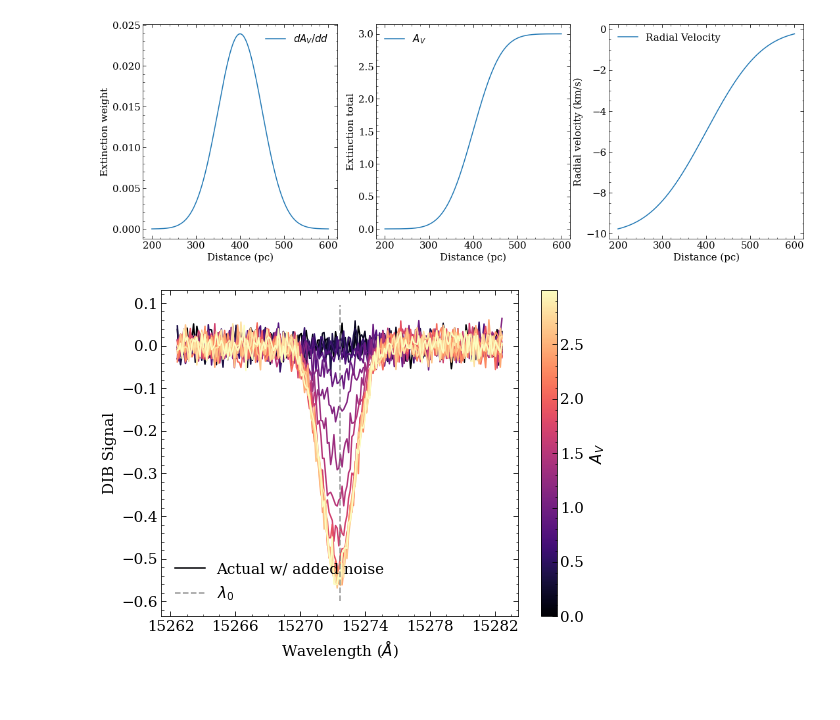
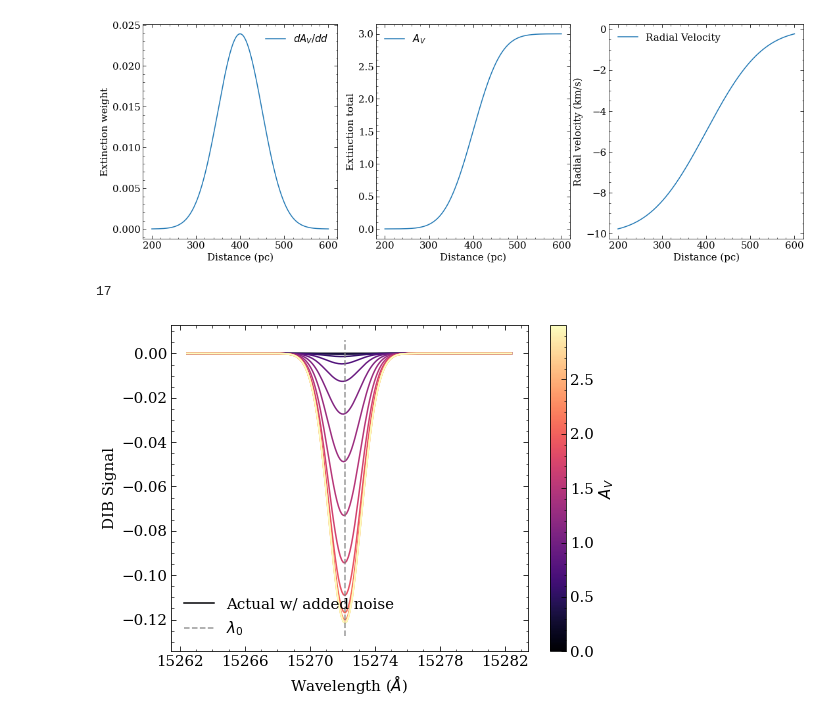
Before and after one commit to aidantmcb/DIBModeling, a Jupyter notebook: model.ipynb, the cells around one changed output. Saved outputs shown, nothing was run; the diff lists cells and outputs as text; code cells hidden in the pictures.

```diff
--- a/model.ipynb
+++ b/model.ipynb
@@ -68,15 +68,18 @@ lambda0 = 15272.42 # from Zasowski2015
 dib_fwhm = 2.2 # angstroms, from https://www.aanda.org/articles/aa/pdf/2014/09/aa23061-13.pdf Cox2014 # from 2.2 to 4.4
 # sigma0 = dib_fwhm / (2 * np.sqrt(2 * np.log(2)))
 # print(sigma0)
-sigma0 = 1
+sigma0 = 1 # 1
 wavs = np.linspace(lambda0-10, lambda0+10, 200)
 
-dd = 25
 # def amplitude(extinction, sigma = sigma0): # from Zasowski2015
 #     return 1/(np.sqrt(2 * np.pi) * sigma) * 1.02e-3 * np.cumsum(extinction) # Note that "extinction" in its current form is dAv/dd
 
-def amplitude(dAv_dd, dd = 25,  sigma = 2): # from Zasowski2015
-    return 1/(np.sqrt(2 * np.pi) * sigma) * 102e-3 * np.cumsum(dAv_dd) * dd
+# def amplitude(dAv_dd, dd,  sigma = 2): # from Zasowski2015
+#     return 1/(np.sqrt(2 * np.pi) * sigma) * 102e-3 * np.cumsum(dAv_dd) * dd
+def amplitude(dAv_dd, dd,  sigma = sigma0): # from Zasowski2015
+     return 1/(np.sqrt(2 * np.pi) * sigma) * 102e-3 * dAv_dd * dd
+
+
 
 def dopplershift(v, lambda0 = lambda0):
      return (lambda0 * u.Angstrom * (c.c + v * u.km / u.s) / c.c).to(u.Angstrom).value
@@ -100,11 +103,12 @@ DIB =  np.sum(thing, axis = 0)
 # signal_resolution = int((600 - 200) / 50)
 # kt_resolution = int((600 - 200) / 50)
 
-kt_dist = np.arange(200, 601, 25)
+dd = 25
+kt_dist = np.arange(200, 601, dd)
 kt_extinction = extinction(kt_dist)
 kt_resolution = len(kt_dist)
 
-signal_dist = np.arange(200, 601, 25)
+signal_dist = np.arange(200, 601, dd)
 signal_dist = kt_dist
 signal_extinction = extinction(signal_dist)
 signal_rvelo = rvelo(signal_dist)
@@ -124,53 +139,60 @@ signal_resolution = len(signal_dist)
+# %%
+len(kt_dist)
+# %% [output]
+17
 # %%
 def get_signal(distance, v, a = np.copy(kt_extinction)):
     a[kt_dist > distance] = 0
-    amp = -amplitude(a, dd = 25)
+    amp = -amplitude(a, dd)
     x = np.tile(wavs, (len(v), 1))
     vshift = dopplershift(v)
     voxel_signal = np.exp(-(x - vshift[:, np.newaxis])**2 / (2 * sigma0**2))
-    # voxel_signal =  voxel_signal * -a[:, np.newaxis] * 2.5
     voxel_signal = voxel_signal * amp[:, np.newaxis]
     return np.sum(voxel_signal, axis = 0)
     # return voxel_signal
 
 v0 = - 10 *  np.ones(len(kt_dist))
-# v0 = signal_rvelo
+# v0 = -10 + np.arange(len(kt_dist))
+v0 = - 5 * np.ones(len(kt_dist))
+# v0 = (10/17) * (np.arange(len(kt_dist))) - 10
+v0 = 0 *  np.ones(len(kt_dist))
 
-# plt.plot(wavs, get_signal(400, v0,np.copy(kt_extinction) ))
-# plt.plot(wavs, get_signal(600, v0, np.copy(kt_extinction)))
 
 def SIGNALS(d, v):
     signals = np.zeros((len(d), len(wavs)))
     # print(signals.shape)
     for i in range(len(d)):
         signals[i, :] = get_signal(d[i], v, np.copy(kt_extinction))
     return signals
 
 true_sig = SIGNALS(kt_dist, signal_rvelo)
-true_sig = true_sig + np.random.normal(0, 1/50, true_sig.shape)
+# true_sig = true_sig + np.random.normal(0, 1/100, true_sig.shape)
 sig = SIGNALS(kt_dist, v0)
 
 
-norm = matplotlib.colors.Normalize(0, np.max(np.cumsum(kt_extinction * dd)))
+normalize = matplotlib.colors.Normalize(0, np.max(np.cumsum(kt_extinction * dd)))
 cmap = matplotlib.cm.magma
-cmappable = matplotlib.cm.ScalarMappable(norm = norm, cmap = cmap)
+cmappable = matplotlib.cm.ScalarMappable(norm = normalize, cmap = cmap)
 colors = cmap(np.linspace(0,1,len(sig)))
 
 
 fig, ax = plt.subplots(figsize = (8,6))
 for i in range(len(sig)):
     ax.plot(wavs, true_sig[i, :],  color = colors[i])
     # mod, = ax.plot(wavs, sig[i, :] ,color = colors[i])
     # ax.plot(wavs, true_sig[i, :], linestyle = 'dashed', color = mod.get_color())
     # ax.plot(wavs, true_sig[i, :], linestyle = 'dashed', color = mod.get_color())
 
-ax.plot((lambda0, lambda0), ax.get_ylim(), linestyle = 'dashed', color = 'grey', alpha = 0.8)
+# ax.plot((lambda0, lambda0), ax.get_ylim(), linestyle = 'dashed', color = 'grey', alpha = 0.8)
+ds = dopplershift(-5)
+ax.plot((ds, ds), ax.get_ylim(), linestyle = 'dashed', color = 'grey', alpha = 0.8)
+
 
 ax.legend((ax.get_lines()[0],ax.get_lines()[-1]), ['Actual w/ added noise', '$\lambda_0$'], loc = 'lower left')
 ax.set_xlabel('Wavelength ($\AA$)')
 ax.set_ylabel('DIB Signal')
 ax.set_xticks(np.arange(15262, 15285, 4))
 fig.colorbar(cmappable, label = '$A_V$')
 plt.show()
 # %% [output]
-[figure, old version]
+[figure, new version]
```
Also changed, not shown: parts of 11 cells of this notebook, 1 other file.
